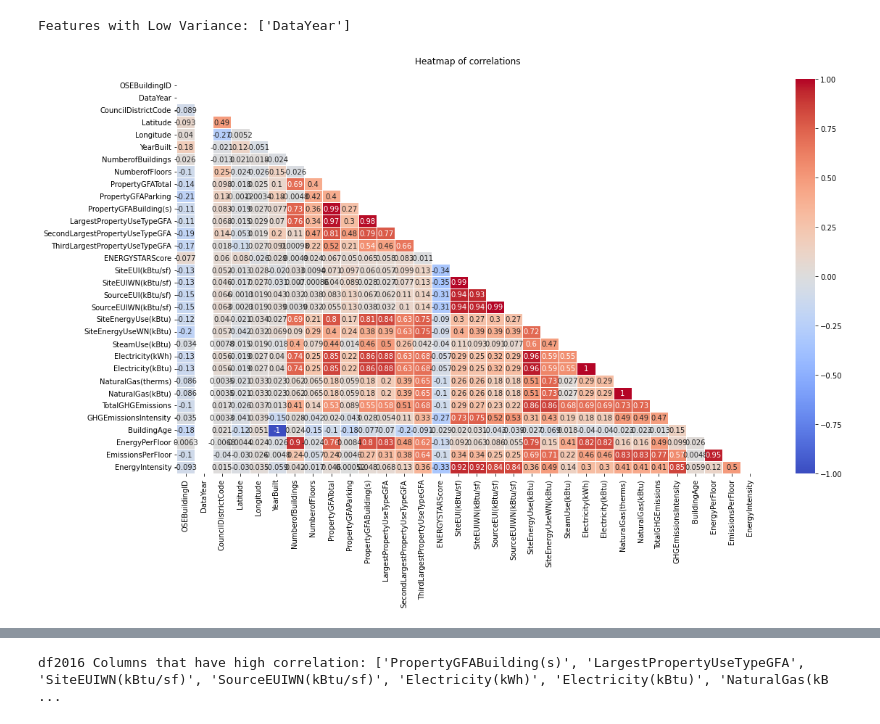
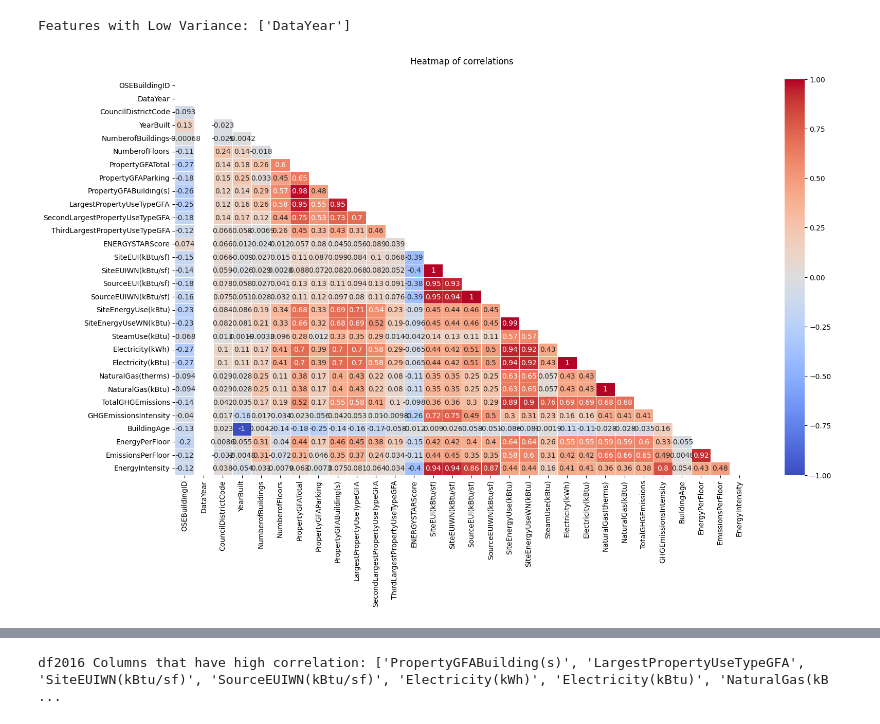
Before and after one commit to MahmoudMans/Team3_power_consumption, a Jupyter notebook: Team3_power_consumption.ipynb, the cells around one changed output, grey strips where cells are left out. Saved outputs shown, nothing was run; the diff lists cells and outputs as text; code cells hidden in the pictures.

```diff
--- a/Team3_power_consumption.ipynb
+++ b/Team3_power_consumption.ipynb
@@ -885,0 +886,6 @@ Number of rows after removing residential buildings: 1668
+# %%
+df2015["SecondLargestPropertyUseType"].fillna("Nothing", inplace=True)
+df2015["SecondLargestPropertyUseTypeGFA"].fillna(0, inplace=True)
+# %%
+df2015["ThirdLargestPropertyUseType"].fillna("Nothing", inplace=True)
+df2015["ThirdLargestPropertyUseTypeGFA"].fillna(0, inplace=True)
@@ -885,0 +894,6 @@ Number of rows after removing residential buildings: 1668
+# %%
+df2016["SecondLargestPropertyUseType"].fillna("Nothing", inplace=True)
+df2016["SecondLargestPropertyUseTypeGFA"].fillna(0, inplace=True)
+# %%
+df2016["ThirdLargestPropertyUseType"].fillna("Nothing", inplace=True)
+df2016["ThirdLargestPropertyUseTypeGFA"].fillna(0, inplace=True)
@@ -1023,18 +1060,18 @@ Features with Low Variance: ['DataYear']
 # %%
 parametres = df2016.select_dtypes(include=[np.float64, np.int64]).columns
 
-data_par = df2016[parametres]
+data_par = df2015[parametres]
 
 plt.subplots(figsize=(18, 10))
 matrix = np.triu(data_par.corr())
 
 ax = sns.heatmap(data_par.corr(),
                  annot=True,
                  mask=matrix,
                  cmap='coolwarm',
                  center=0,
                  linewidths=.7)
 ax.set_title(f'Heatmap of correlations\n')
 plt.show()
 # %% [output]
-[figure, old version]
+[figure, new version]
```
Also changed, not shown: parts of 35 cells of this notebook.
